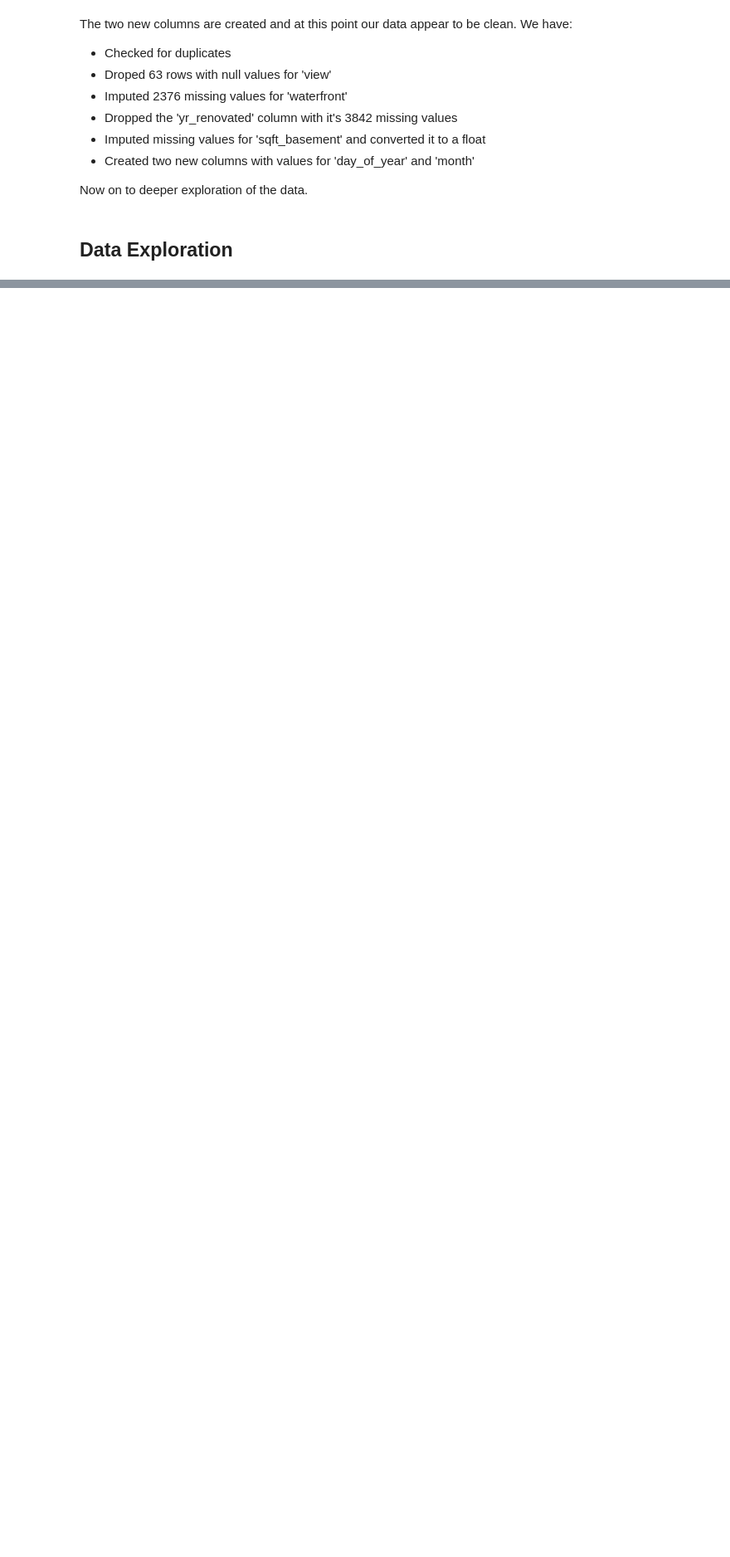
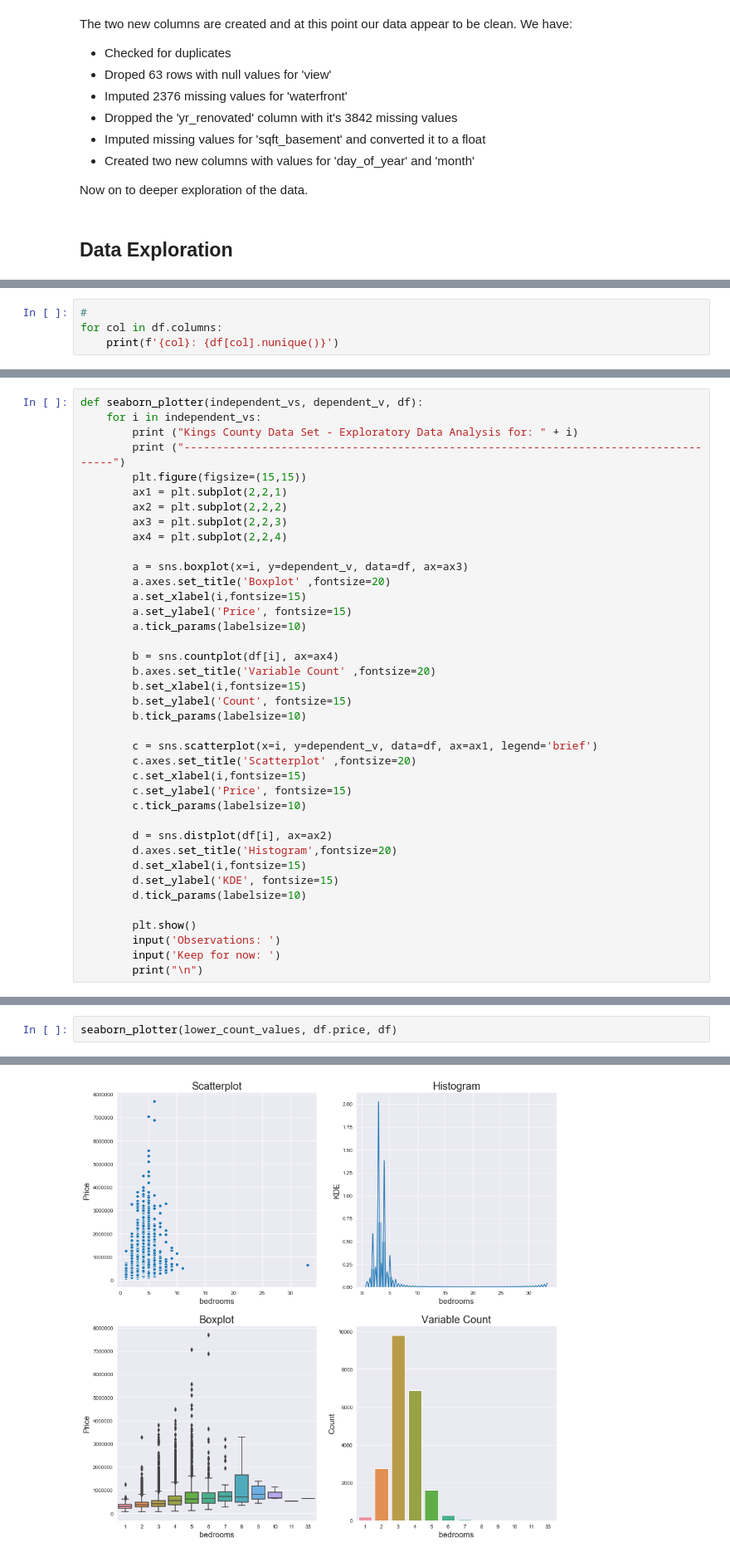
Before and after one commit to rab175/dsc-v2-mod1-final-project-online-ds-pt-071519, a Jupyter notebook: student.ipynb, the cells around one changed output, grey strips where cells are left out. Shown at 83% size. Cells and saved outputs as stored; diff of their text form; blank space fills up the shorter version.

```diff
--- a/student.ipynb
+++ b/student.ipynb
@@ -515,0 +473,4 @@ sns.set_style('darkgrid')
+# %%
+#
+for col in df.columns:
+    print(f'{col}: {df[col].nunique()}')
@@ -572,0 +534,39 @@ sns.countplot(df.bedrooms)
+# %%
+def seaborn_plotter(independent_vs, dependent_v, df):
+    for i in independent_vs:
+        print ("Kings County Data Set - Exploratory Data Analysis for: " + i)
+        print ("-------------------------------------------------------------------------------------")
+        plt.figure(figsize=(15,15))
+        ax1 = plt.subplot(2,2,1)
+        ax2 = plt.subplot(2,2,2)
+        ax3 = plt.subplot(2,2,3)
+        ax4 = plt.subplot(2,2,4)
+
+        a = sns.boxplot(x=i, y=dependent_v, data=df, ax=ax3)
+        a.axes.set_title('Boxplot' ,fontsize=20)
+        a.set_xlabel(i,fontsize=15)
+        a.set_ylabel('Price', fontsize=15)
+        a.tick_params(labelsize=10)
+
+        b = sns.countplot(df[i], ax=ax4)
+        b.axes.set_title('Variable Count' ,fontsize=20)
+        b.set_xlabel(i,fontsize=15)
+        b.set_ylabel('Count', fontsize=15)
+        b.tick_params(labelsize=10)
+
+        c = sns.scatterplot(x=i, y=dependent_v, data=df, ax=ax1, legend='brief')
+        c.axes.set_title('Scatterplot' ,fontsize=20)
+        c.set_xlabel(i,fontsize=15)
+        c.set_ylabel('Price', fontsize=15)
+        c.tick_params(labelsize=10)
+
+        d = sns.distplot(df[i], ax=ax2)
+        d.axes.set_title('Histogram',fontsize=20)
+        d.set_xlabel(i,fontsize=15)
+        d.set_ylabel('KDE', fontsize=15)
+        d.tick_params(labelsize=10)
+
+        plt.show()
+        input('Observations: ')
+        input('Keep for now: ')
+        print("\n")
@@ -572,0 +605,3 @@ sns.countplot(df.bedrooms)
+# %%
+seaborn_plotter(lower_count_values, df.price, df)
+# %% [output]
@@ -572,0 +610 @@ sns.countplot(df.bedrooms)
+[figure, added]
```
Also changed, not shown: parts of 52 cells of this notebook.
